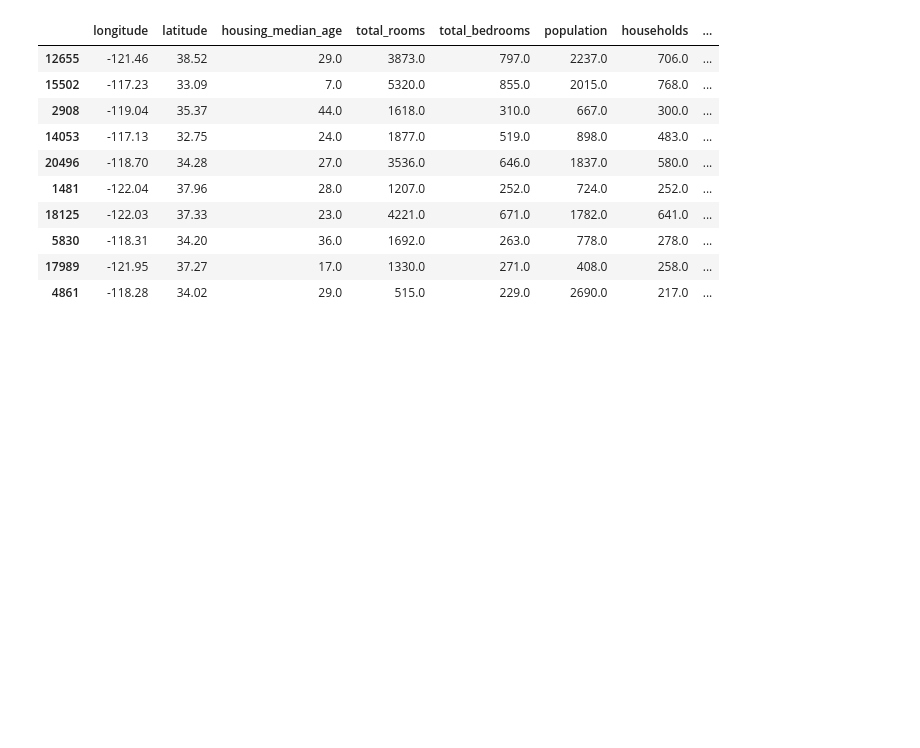
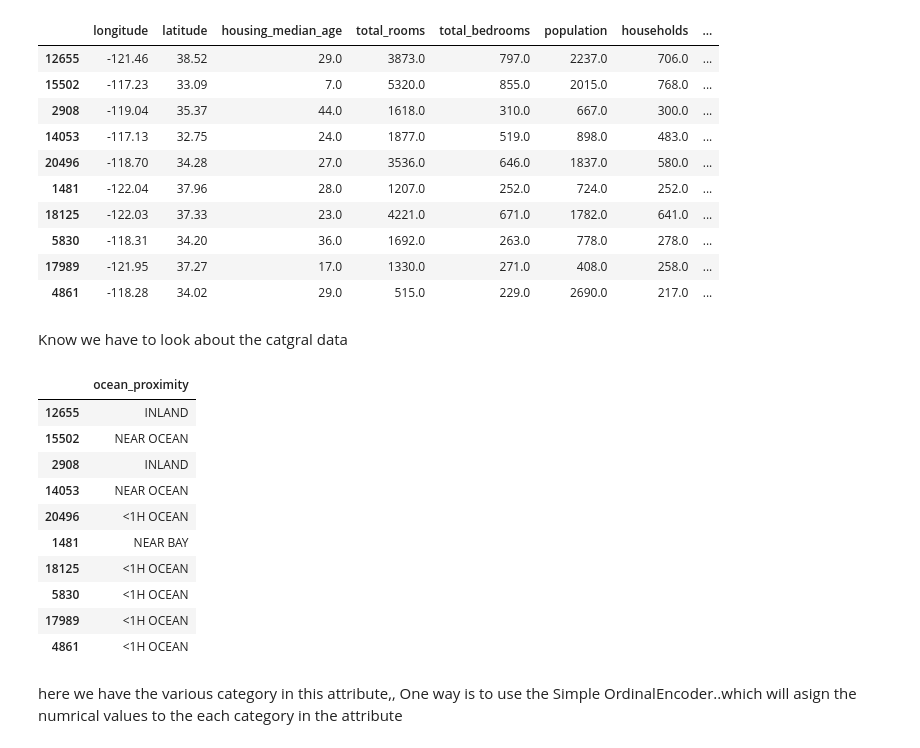
Before and after one commit to SyedHaameem/Housing-Project-I, a Jupyter notebook: housing.ipynb, the cells around one changed output. Drawn from its saved outputs; the diff is of its cells as text; code cells hidden in the pictures; blank space fills up the shorter version.

```diff
--- a/housing.ipynb
+++ b/housing.ipynb
@@ -531,3 +524,24 @@ housing_tr.head(10)
 | 5830 | -118.31 | 34.20 | 36.0 | 1692.0 | 263.0 | 778.0 | 278.0 | ... |
 | 17989 | -121.95 | 37.27 | 17.0 | 1330.0 | 271.0 | 408.0 | 258.0 | ... |
 | 4861 | -118.28 | 34.02 | 29.0 | 515.0 | 229.0 | 2690.0 | 217.0 | ... |
+# %% [markdown]
+Know we have to look about the catgral data
+# %%
+housing_cat=housing[["ocean_proximity"]]
+
+housing_cat.head(10)
+# %% [output]
+|  | ocean_proximity |
+| 12655 | INLAND |
+| 15502 | NEAR OCEAN |
+| 2908 | INLAND |
+| 14053 | NEAR OCEAN |
+| 20496 | <1H OCEAN |
+| 1481 | NEAR BAY |
+| 18125 | <1H OCEAN |
+| 5830 | <1H OCEAN |
+| 17989 | <1H OCEAN |
+| 4861 | <1H OCEAN |
+# %% [markdown]
+here we have the various category in this attribute,,
+One way is to use the Simple OrdinalEncoder..which will asign the numrical values to the each category in the attribute
```
Also changed, not shown: parts of 16 cells of this notebook.
